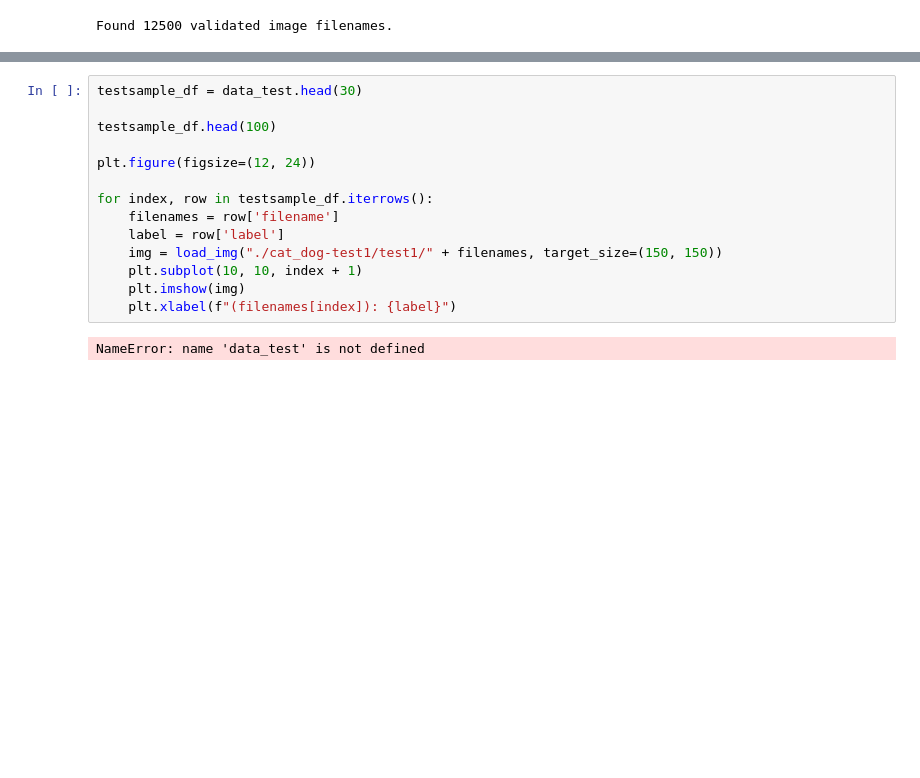
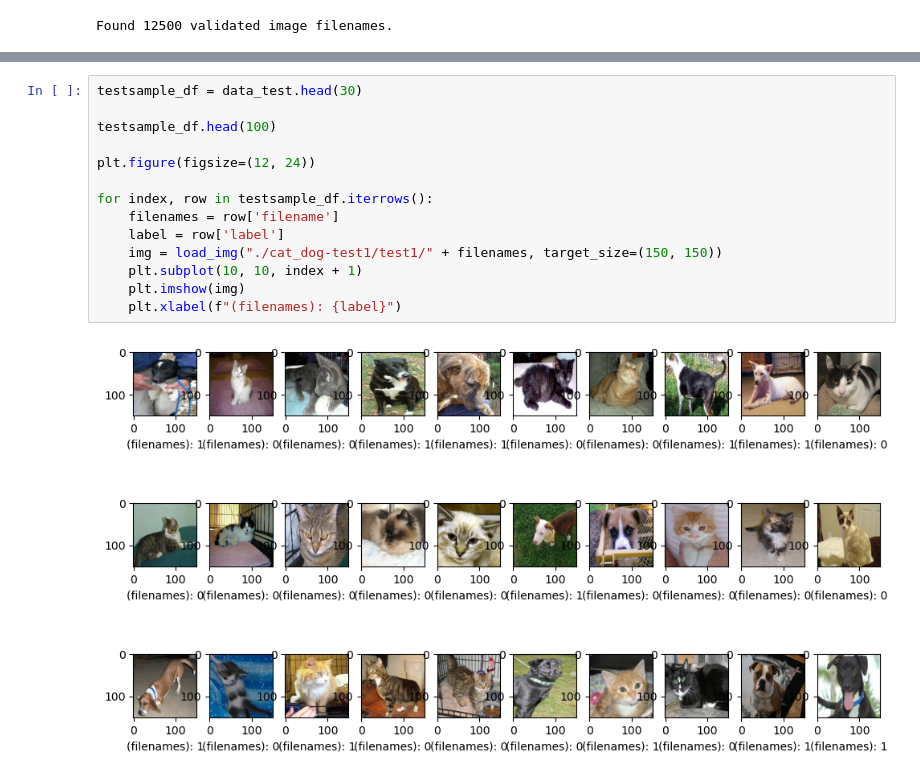
Before and after one commit to ForgottenTu/SJ25_5AHIT_DSAI_Mayer, a Jupyter notebook: Übungen/UE_02/UE_02_Cats&Dogs.ipynb, the cells around one changed output, grey strips where cells are left out. Drawn from its saved outputs; the diff is of its cells as text; blank space fills up the shorter version.

```diff
--- a/Übungen/UE_02/UE_02_Cats&Dogs.ipynb
+++ b/Übungen/UE_02/UE_02_Cats&Dogs.ipynb
@@ -184,16 +186,16 @@ data_test.head(50)
 # %%
 testsample_df = data_test.head(30)
 
 testsample_df.head(100)
 
 plt.figure(figsize=(12, 24))
 
 for index, row in testsample_df.iterrows():
     filenames = row['filename']
     label = row['label']
     img = load_img("./cat_dog-test1/test1/" + filenames, target_size=(150, 150))
     plt.subplot(10, 10, index + 1)
     plt.imshow(img)
-    plt.xlabel(f"(filenames[index]): {label}")
+    plt.xlabel(f"(filenames): {label}")
 # %% [output]
-NameError: name 'data_test' is not defined
+[figure, added]
```
Also changed, not shown: parts of 7 cells of this notebook, 2 other files.
